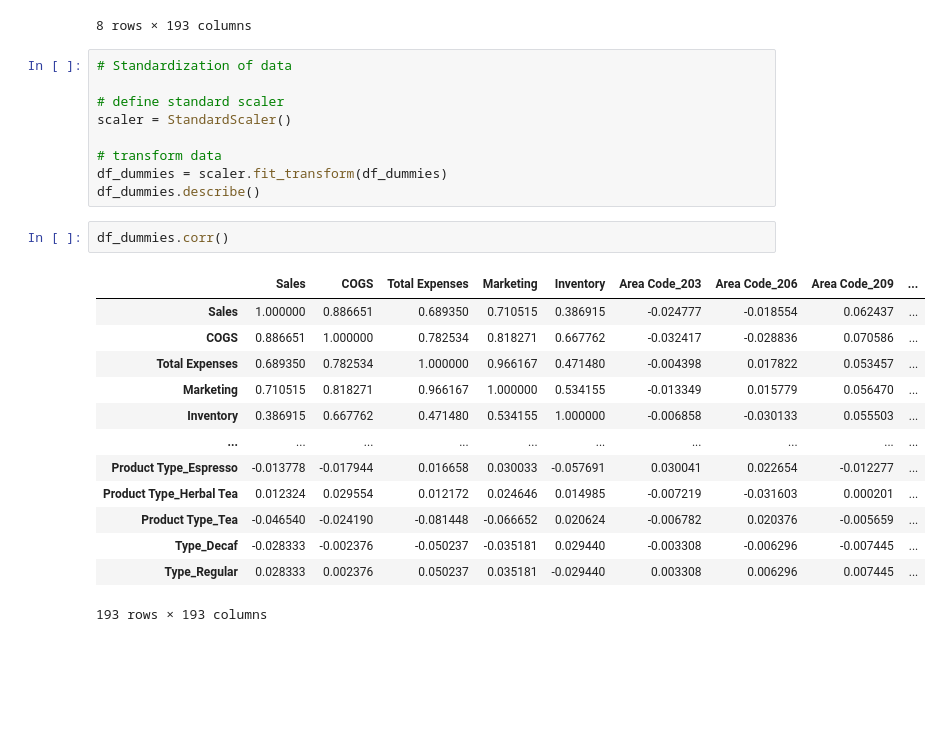
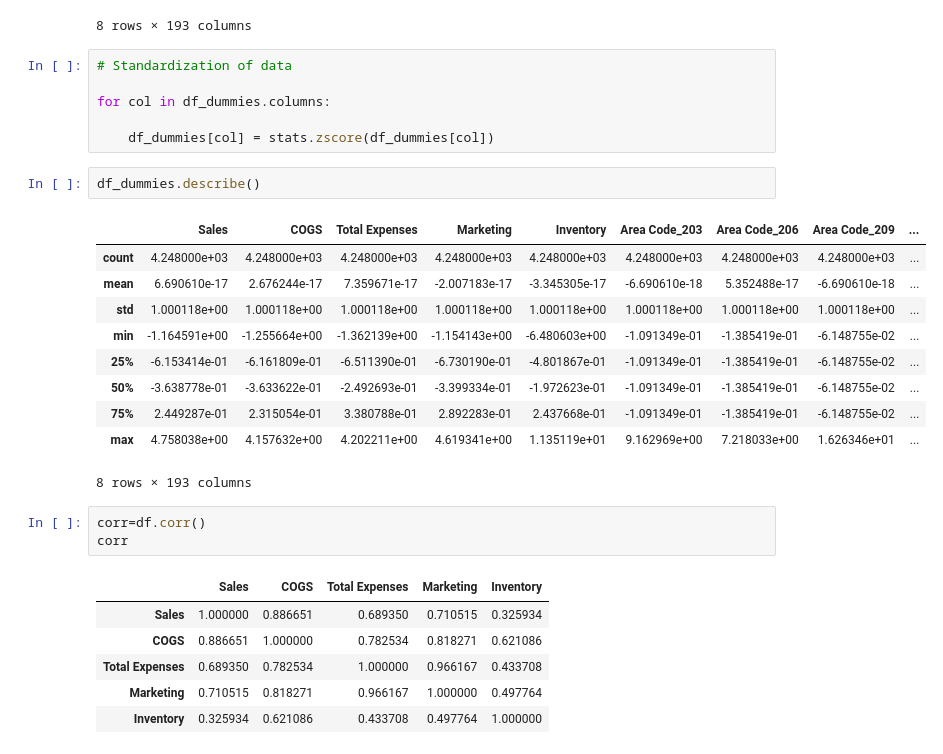
Before and after one commit to rafal-mokrzycki/us-stores-sales, a Jupyter notebook: us-stores-sales.ipynb, the cells around one changed output. Drawn from its saved outputs; the diff is of its cells as text; blank space fills up the shorter version.

```diff
--- a/us-stores-sales.ipynb
+++ b/us-stores-sales.ipynb
@@ -264,28 +266,32 @@ df_dummies.describe()
 | 75% | 230.000000 | 100.000000 | 65.000000 | 39.000000 | 910.500000 | 0.000000 | 0.000000 | 0.000000 | ... |
 | max | 912.000000 | 364.000000 | 190.000000 | 156.000000 | 8252.000000 | 1.000000 | 1.000000 | 1.000000 | ... |
 8 rows × 193 columns
-# %%
-# Standardization of data
-
-# define standard scaler
-scaler = StandardScaler()
-
-# transform data
-df_dummies = scaler.fit_transform(df_dummies)
-df_dummies.describe()
+# %%
+# Standardization of data
+
+for col in df_dummies.columns:
+
+    df_dummies[col] = stats.zscore(df_dummies[col])
 # %%
-df_dummies.corr()
+df_dummies.describe()
 # %% [output]
 |  | Sales | COGS | Total Expenses | Marketing | Inventory | Area Code_203 | Area Code_206 | Area Code_209 | ... |
-| Sales | 1.000000 | 0.886651 | 0.689350 | 0.710515 | 0.386915 | -0.024777 | -0.018554 | 0.062437 | ... |
-| COGS | 0.886651 | 1.000000 | 0.782534 | 0.818271 | 0.667762 | -0.032417 | -0.028836 | 0.070586 | ... |
-| Total Expenses | 0.689350 | 0.782534 | 1.000000 | 0.966167 | 0.471480 | -0.004398 | 0.017822 | 0.053457 | ... |
-| Marketing | 0.710515 | 0.818271 | 0.966167 | 1.000000 | 0.534155 | -0.013349 | 0.015779 | 0.056470 | ... |
-| Inventory | 0.386915 | 0.667762 | 0.471480 | 0.534155 | 1.000000 | -0.006858 | -0.030133 | 0.055503 | ... |
-| ... | ... | ... | ... | ... | ... | ... | ... | ... | ... |
-| Product Type_Espresso | -0.013778 | -0.017944 | 0.016658 | 0.030033 | -0.057691 | 0.030041 | 0.022654 | -0.012277 | ... |
-| Product Type_Herbal Tea | 0.012324 | 0.029554 | 0.012172 | 0.024646 | 0.014985 | -0.007219 | -0.031603 | 0.000201 | ... |
-| Product Type_Tea | -0.046540 | -0.024190 | -0.081448 | -0.066652 | 0.020624 | -0.006782 | 0.020376 | -0.005659 | ... |
-| Type_Decaf | -0.028333 | -0.002376 | -0.050237 | -0.035181 | 0.029440 | -0.003308 | -0.006296 | -0.007445 | ... |
-| Type_Regular | 0.028333 | 0.002376 | 0.050237 | 0.035181 | -0.029440 | 0.003308 | 0.006296 | 0.007445 | ... |
+| count | 4.248000e+03 | 4.248000e+03 | 4.248000e+03 | 4.248000e+03 | 4.248000e+03 | 4.248000e+03 | 4.248000e+03 | 4.248000e+03 | ... |
+| mean | 6.690610e-17 | 2.676244e-17 | 7.359671e-17 | -2.007183e-17 | -3.345305e-17 | -6.690610e-18 | 5.352488e-17 | -6.690610e-18 | ... |
+| std | 1.000118e+00 | 1.000118e+00 | 1.000118e+00 | 1.000118e+00 | 1.000118e+00 | 1.000118e+00 | 1.000118e+00 | 1.000118e+00 | ... |
+| min | -1.164591e+00 | -1.255664e+00 | -1.362139e+00 | -1.154143e+00 | -6.480603e+00 | -1.091349e-01 | -1.385419e-01 | -6.148755e-02 | ... |
+| 25% | -6.153414e-01 | -6.161809e-01 | -6.511390e-01 | -6.730190e-01 | -4.801867e-01 | -1.091349e-01 | -1.385419e-01 | -6.148755e-02 | ... |
+| 50% | -3.638778e-01 | -3.633622e-01 | -2.492693e-01 | -3.399334e-01 | -1.972623e-01 | -1.091349e-01 | -1.385419e-01 | -6.148755e-02 | ... |
+| 75% | 2.449287e-01 | 2.315054e-01 | 3.380788e-01 | 2.892283e-01 | 2.437668e-01 | -1.091349e-01 | -1.385419e-01 | -6.148755e-02 | ... |
+| max | 4.758038e+00 | 4.157632e+00 | 4.202211e+00 | 4.619341e+00 | 1.135119e+01 | 9.162969e+00 | 7.218033e+00 | 1.626346e+01 | ... |
-193 rows × 193 columns
+8 rows × 193 columns
+# %%
+corr=df.corr()
+corr
+# %% [output]
+|  | Sales | COGS | Total Expenses | Marketing | Inventory |
+| Sales | 1.000000 | 0.886651 | 0.689350 | 0.710515 | 0.325934 |
+| COGS | 0.886651 | 1.000000 | 0.782534 | 0.818271 | 0.621086 |
+| Total Expenses | 0.689350 | 0.782534 | 1.000000 | 0.966167 | 0.433708 |
+| Marketing | 0.710515 | 0.818271 | 0.966167 | 1.000000 | 0.497764 |
+| Inventory | 0.325934 | 0.621086 | 0.433708 | 0.497764 | 1.000000 |
```
Also changed, not shown: parts of 4 cells of this notebook.
